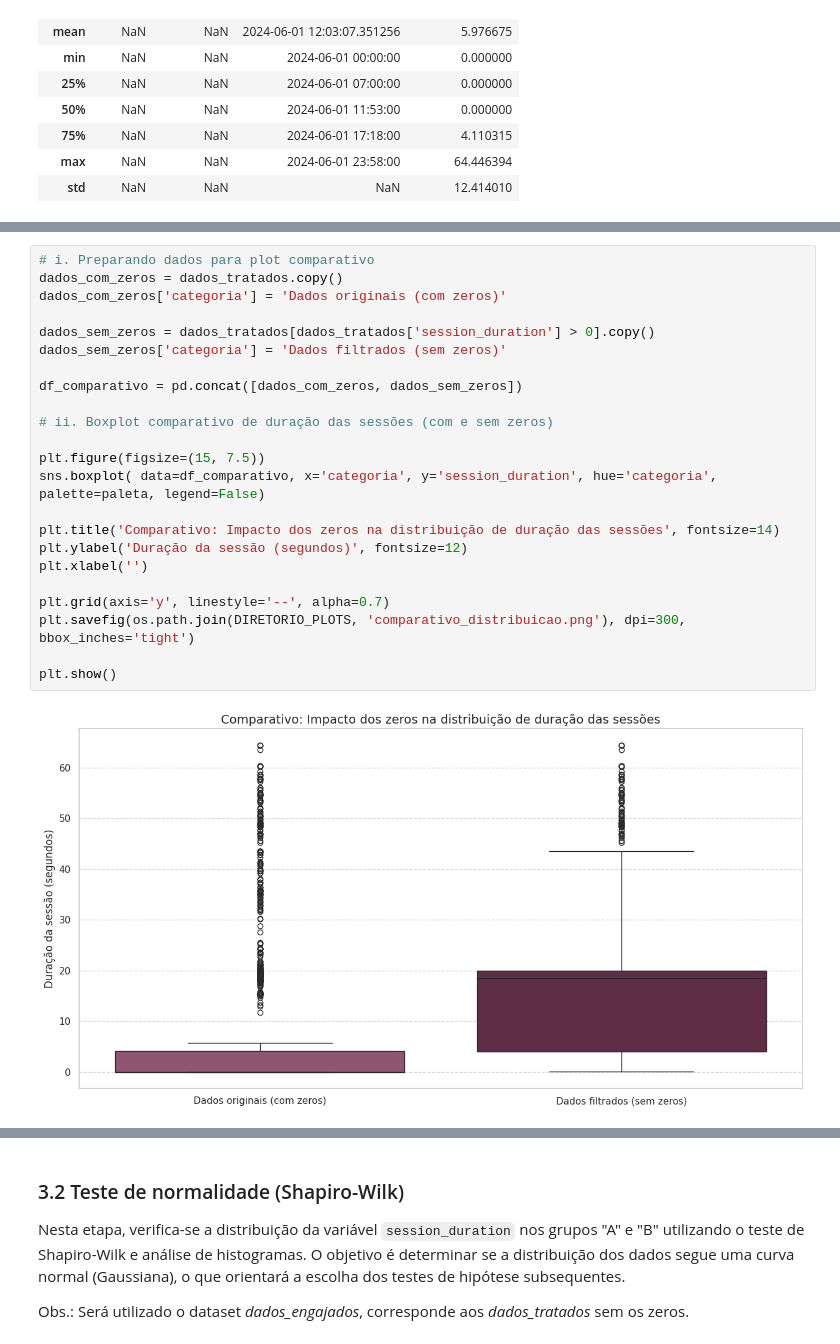
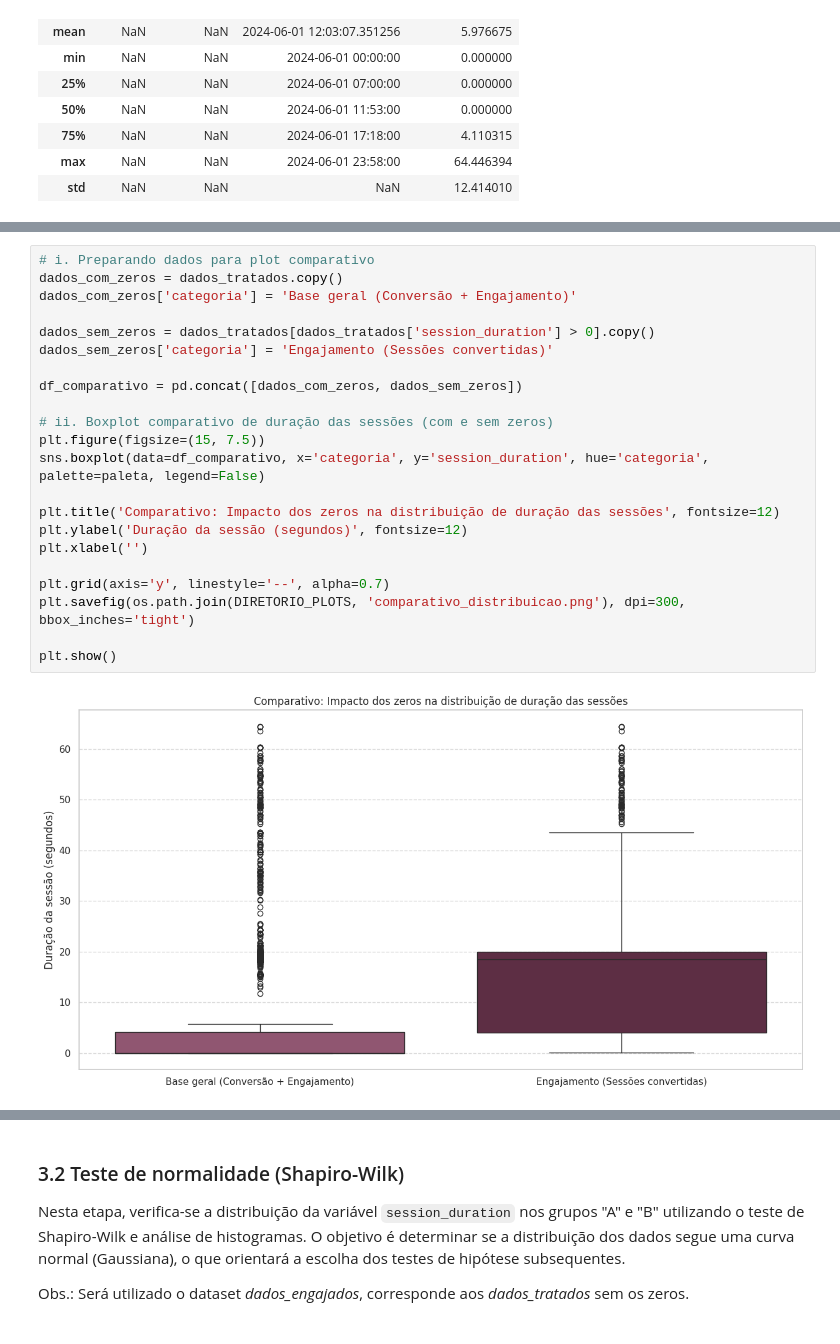
Before and after one commit to jandrexm/menu-lateral, a Jupyter notebook: notebook-analise.ipynb, the cells around one changed output, grey strips where cells are left out. Saved outputs shown, nothing was run; the diff lists cells and outputs as text.

```diff
--- a/notebook-analise.ipynb
+++ b/notebook-analise.ipynb
@@ -254,26 +265,25 @@ display(dados_tratados[['device', 'country','timestamp','session_duration']].des
 # %%
 # i. Preparando dados para plot comparativo
 dados_com_zeros = dados_tratados.copy()
-dados_com_zeros['categoria'] = 'Dados originais (com zeros)'
+dados_com_zeros['categoria'] = 'Base geral (Conversão + Engajamento)'
 
 dados_sem_zeros = dados_tratados[dados_tratados['session_duration'] > 0].copy()
-dados_sem_zeros['categoria'] = 'Dados filtrados (sem zeros)'
+dados_sem_zeros['categoria'] = 'Engajamento (Sessões convertidas)'
 
 df_comparativo = pd.concat([dados_com_zeros, dados_sem_zeros])
 
 # ii. Boxplot comparativo de duração das sessões (com e sem zeros)
+plt.figure(figsize=(15, 7.5))
+sns.boxplot(data=df_comparativo, x='categoria', y='session_duration', hue='categoria', palette=paleta, legend=False)
 
-plt.figure(figsize=(15, 7.5))
-sns.boxplot( data=df_comparativo, x='categoria', y='session_duration', hue='categoria', palette=paleta, legend=False)
-
-plt.title('Comparativo: Impacto dos zeros na distribuição de duração das sessões', fontsize=14)
+plt.title('Comparativo: Impacto dos zeros na distribuição de duração das sessões', fontsize=12)
 plt.ylabel('Duração da sessão (segundos)', fontsize=12)
 plt.xlabel('')
 
 plt.grid(axis='y', linestyle='--', alpha=0.7)
 plt.savefig(os.path.join(DIRETORIO_PLOTS, 'comparativo_distribuicao.png'), dpi=300, bbox_inches='tight')
 
 plt.show()
 # %% [output]
-[figure, old version]
+[figure, new version]
 # %% [markdown]
```
Also changed, not shown: parts of 26 cells of this notebook, 7 other files.
